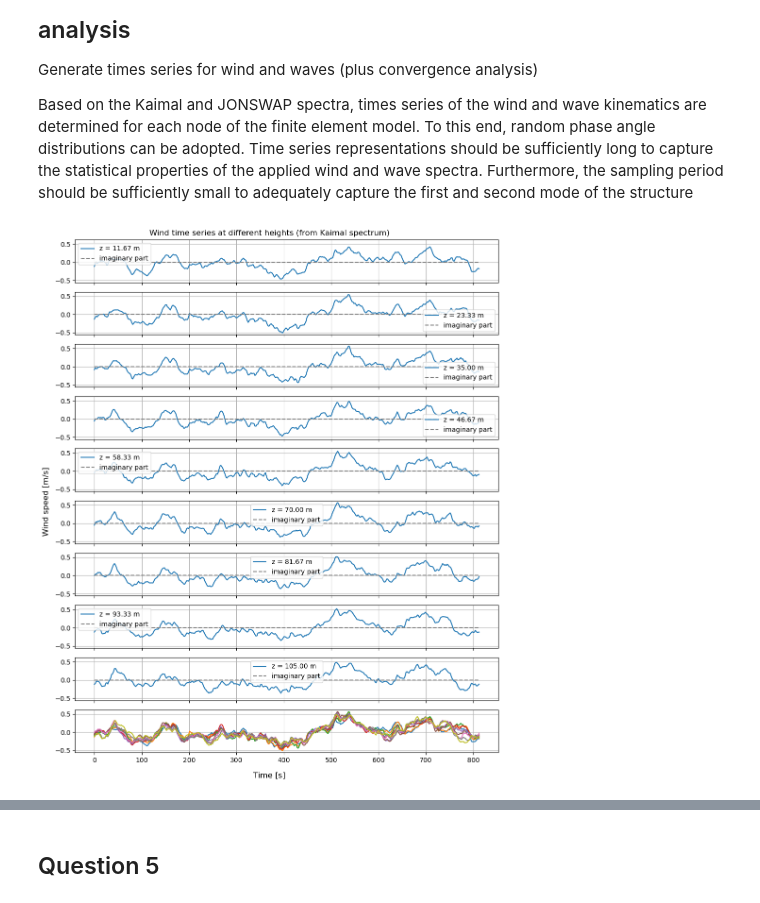
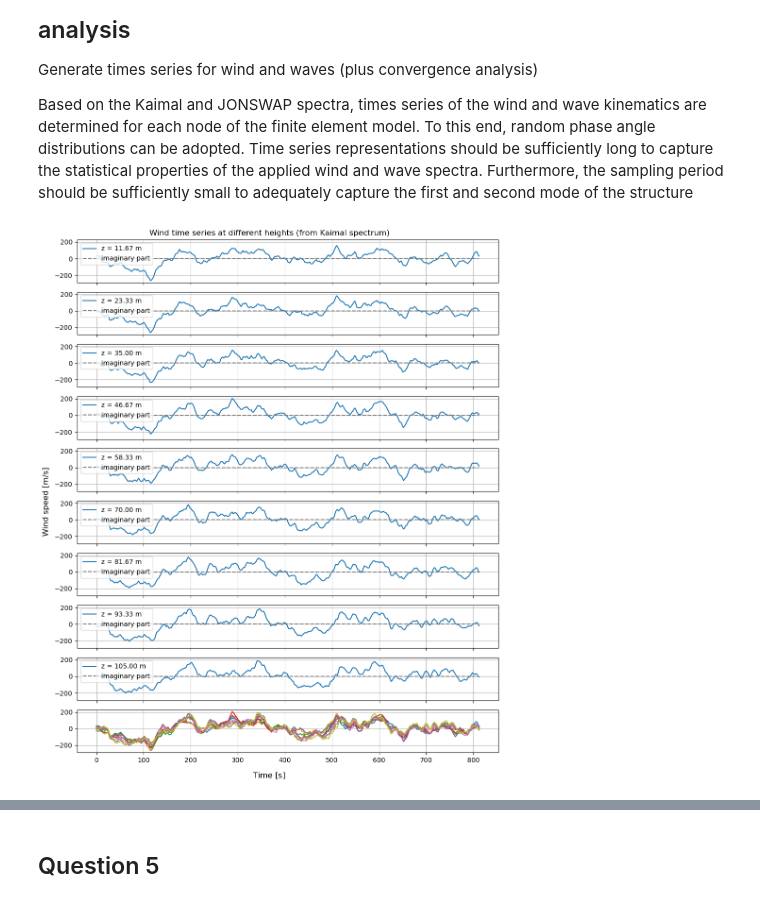
Before and after one commit to Lymone96/CIEM5220-Group2, a Jupyter notebook: 2_WW/WW_Assignment (Question 1-4).ipynb, the cells around one changed output, grey strips where cells are left out. Saved outputs shown, nothing was run; the diff lists cells and outputs as text; code cells hidden in the pictures.

```diff
--- a/2_WW/WW_Assignment (Question 1-4).ipynb
+++ b/2_WW/WW_Assignment (Question 1-4).ipynb
@@ -404,15 +406,15 @@ def wind_cross_spectrum(f):
             S_wind_cross[i, j] = S_cross
     return S_wind_cross
 
-fig, axes = plt.subplots(len(z_nodes_air), len(z_nodes_air), figsize=(15, 15), sharex=True, sharey=True)
+# fig, axes = plt.subplots(len(z_nodes_air), len(z_nodes_air), figsize=(15, 15), sharex=True, sharey=True)
 S_wind_cross = wind_cross_spectrum(f_kaimal)
-for i in range(len(S_auto)):
-    for j in range(len(S_auto)):
-        axes[i, j].loglog(f_kaimal, S_wind_cross[i, j])
+# for i in range(len(S_auto)):
+#     for j in range(len(S_auto)):
+#         axes[i, j].loglog(f_kaimal, S_wind_cross[i, j])
 
-fig.supxlabel('f [Hz]')
-fig.supylabel('$\\mathrm{S_{uu}(f)}$ [-]')
-fig.suptitle('Auto- and co-spectra')
-fig.tight_layout()
+# fig.supxlabel('f [Hz]')
+# fig.supylabel('$\\mathrm{S_{uu}(f)}$ [-]')
+# fig.suptitle('Auto- and co-spectra')
+# fig.tight_layout()
 # %% [output]
 [figure]
@@ -485,7 +486,7 @@ df = f_kaimal[1] - f_kaimal[0]  # Frequency step size
 fs = df * N # Frequency resolution
 
 
-complex_fourier_coefficients = np.zeros((len(z_nodes_air), len(f_kaimal)), dtype=complex)
+complex_fourier_coefficients_kaimal = np.zeros((len(z_nodes_air), len(f_kaimal)), dtype=complex)
 
 # for every frequency
 for i in range(N):
@@ -499,35 +500,35 @@ for i in range(N):
     V_n = H_n @ random_phase_vector
 
     mask = np.eye(len(S_n))
 
     A_n = np.sqrt(2*S_n*df) * mask
 
     X_n = A_n @ V_n
 
-    complex_fourier_coefficients[:, i] = X_n
+    complex_fourier_coefficients_kaimal[:, i] = X_n
 
 dt = 1 / fs
 time = np.arange(0, 2*N * dt+dt, dt)
 
 fig, ax = plt.subplots(10, 1, figsize=(10, 12), sharex=True, sharey=True)
 
 for i in range(len(z_nodes_air)):
-    X_complex = N * np.concatenate(([0+0j], complex_fourier_coefficients[i], np.conjugate(complex_fourier_coefficients[i][::-1])))
-    time_series = 1/(N*dt) * np.fft.ifft(X_complex)
+    X_complex = N * np.concatenate(([0+0j], complex_fourier_coefficients_kaimal[i], np.conjugate(complex_fourier_coefficients_kaimal[i][::-1])))
+    time_series = np.fft.ifft(X_complex)
 
     ax[i].plot(time, time_series.real, label=f'z = {z_nodes_air[i]:.2f} m')
     ax[i].plot(time, time_series.imag, color='gray', label=f'imaginary part', linestyle='--')
     ax[i].legend()
     ax[i].grid()
 
     ax[9].plot(time, time_series.real)
 
 ax[9].grid()
 
 fig.suptitle('Wind time series at different heights (from Kaimal spectrum)')
 fig.supxlabel('Time [s]')
 fig.supylabel('Wind speed [m/s]')
 fig.tight_layout()
 # %% [output]
-[figure, old version]
+[figure, new version]
 # %%
```
Also changed, not shown: parts of 9 cells of this notebook, 1 other file.
